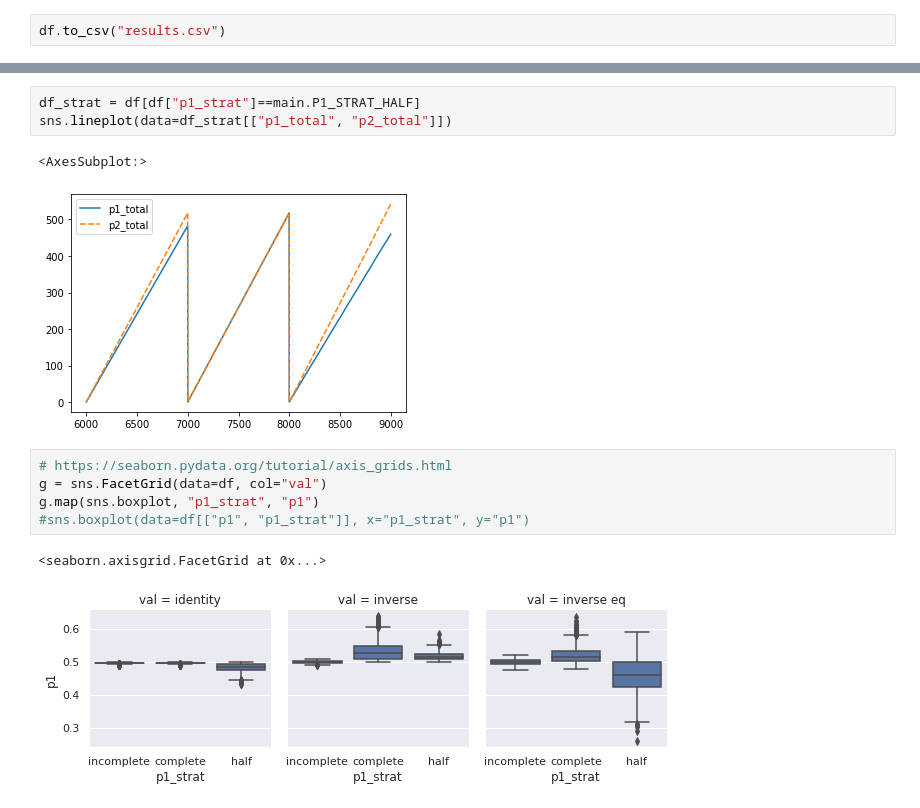
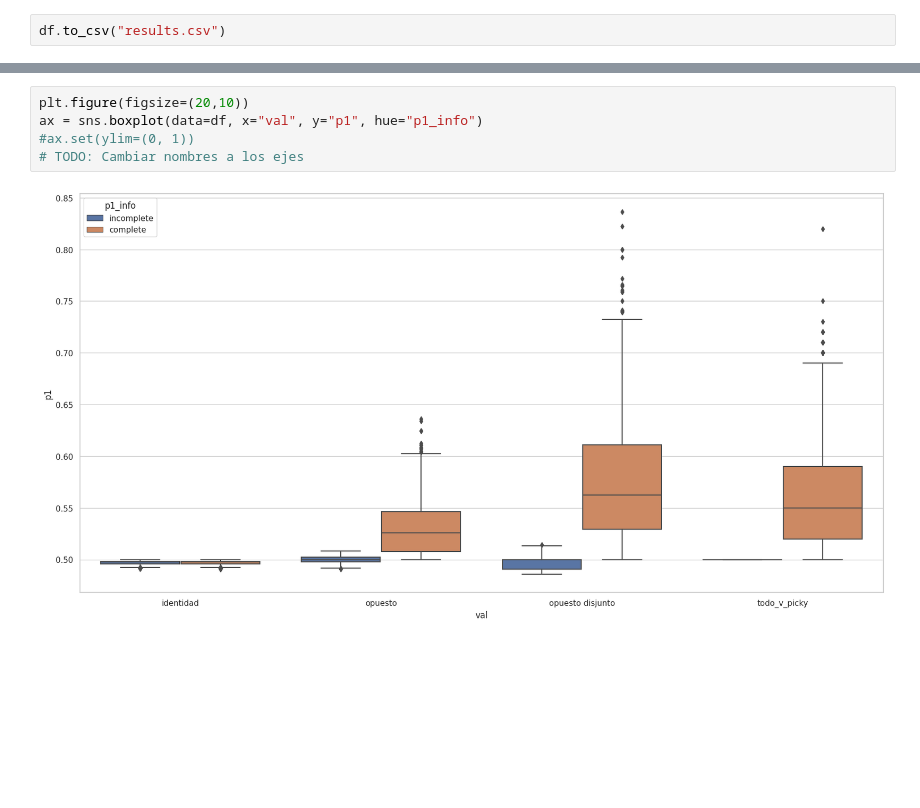
Before and after one commit to mnPanic/tdj-tps, a Jupyter notebook: tp2-cut-and-choose/experimentos.ipynb, the cells around one changed output, grey strips where cells are left out. Cells and saved outputs as stored; diff of their text form; blank space fills up the shorter version.

```diff
--- a/tp2-cut-and-choose/experimentos.ipynb
+++ b/tp2-cut-and-choose/experimentos.ipynb
@@ -85,14 +71,7 @@ sns.lineplot(data=df_strat[["p1_total", "p2_total"]])
-# %%
-df_strat = df[df["p1_strat"]==main.P1_STRAT_HALF]
-sns.lineplot(data=df_strat[["p1_total", "p2_total"]])
-# %% [output]
-<AxesSubplot:>
-[figure, removed]
-# %%
-# https://seaborn.pydata.org/tutorial/axis_grids.html
-g = sns.FacetGrid(data=df, col="val")
-g.map(sns.boxplot, "p1_strat", "p1")
-#sns.boxplot(data=df[["p1", "p1_strat"]], x="p1_strat", y="p1")
-# %% [output]
-<seaborn.axisgrid.FacetGrid at 0x...>
-[figure, removed]
+# %%
+plt.figure(figsize=(20,10))
+ax = sns.boxplot(data=df, x="val", y="p1", hue="p1_info")
+#ax.set(ylim=(0, 1))
+# TODO: Cambiar nombres a los ejes
+# %% [output]
+[figure, added]
```
Also changed, not shown: parts of 11 cells of this notebook, 2 other files.
